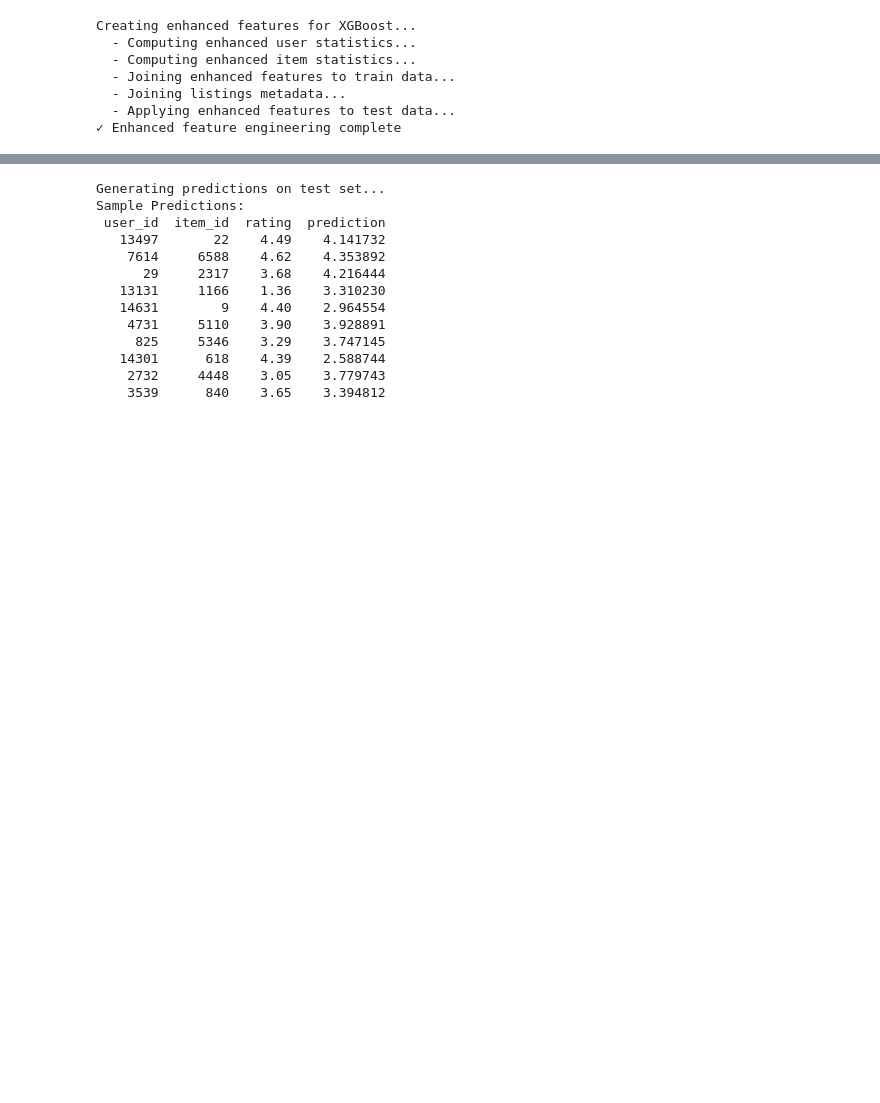
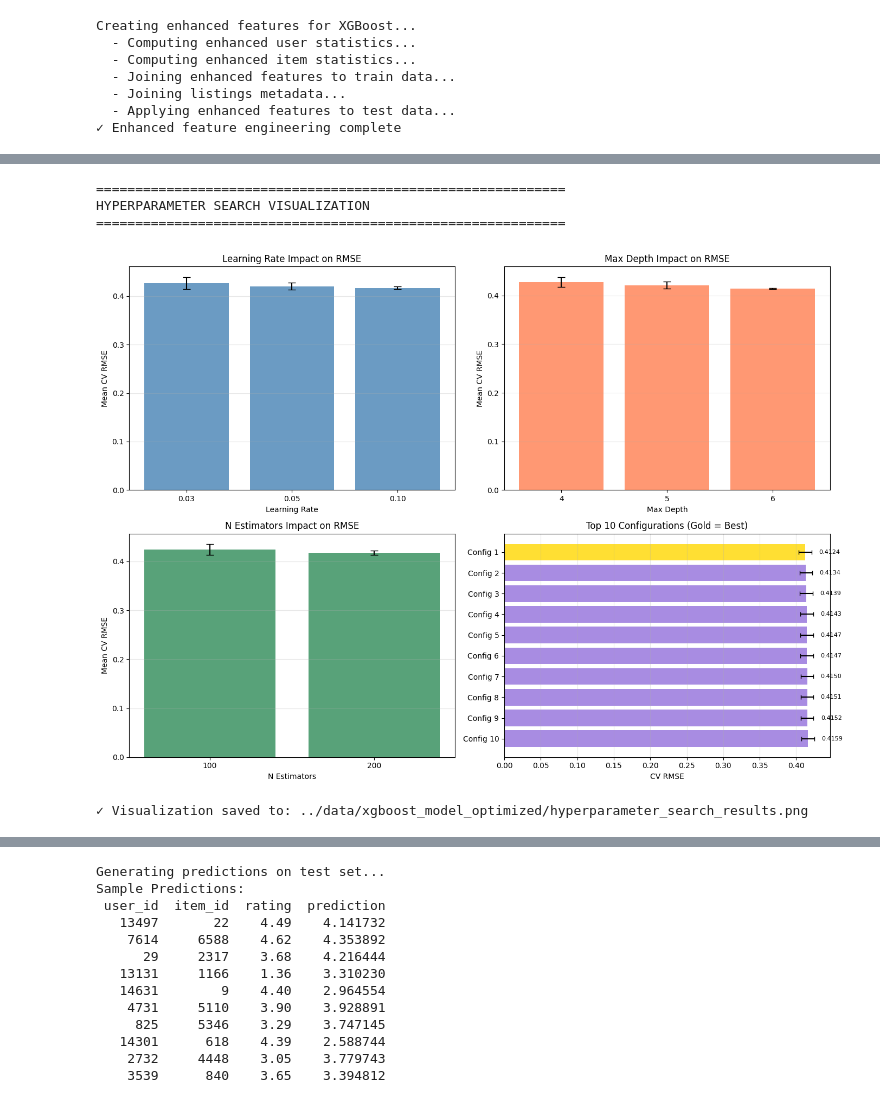
Before and after one commit to niquehandi/Data-eng-Airbnb, a Jupyter notebook: etl/ALS.ipynb, the cells around one changed output, grey strips where cells are left out. Saved outputs shown, nothing was run; the diff lists cells and outputs as text; code cells hidden in the pictures; blank space fills up the shorter version.

```diff
--- a/etl/ALS.ipynb
+++ b/etl/ALS.ipynb
@@ -265 +585,80 @@ Preparing data for XGBoost...
+# %%
+# Visualize Hyperparameter Search Results
+print("\n" + "="*60)
+print("HYPERPARAMETER SEARCH VISUALIZATION")
+print("="*60)
+
+fig, axes = plt.subplots(2, 2, figsize=(14, 10))
+
+# 1. Learning Rate vs RMSE
+if 'param_learning_rate' in cv_results.columns:
+    ax1 = axes[0, 0]
+    lr_results = cv_results.groupby('param_learning_rate')['mean_rmse'].agg(['mean', 'std'])
+    ax1.bar(range(len(lr_results)), lr_results['mean'], yerr=lr_results['std'],
+            color='steelblue', capsize=5, alpha=0.8)
+    ax1.set_xticks(range(len(lr_results)))
+    ax1.set_xticklabels([f'{x:.2f}' for x in lr_results.index])
+    ax1.set_xlabel('Learning Rate')
+    ax1.set_ylabel('Mean CV RMSE')
+    ax1.set_title('Learning Rate Impact on RMSE')
+    ax1.grid(axis='y', alpha=0.3)
+
+# 2. Max Depth vs RMSE
+if 'param_max_depth' in cv_results.columns:
+    ax2 = axes[0, 1]
+    depth_results = cv_results.groupby('param_max_depth')['mean_rmse'].agg(['mean', 'std'])
+    ax2.bar(range(len(depth_results)), depth_results['mean'], yerr=depth_results['std'],
+            color='coral', capsize=5, alpha=0.8)
+    ax2.set_xticks(range(len(depth_results)))
+    ax2.set_xticklabels([str(int(x)) for x in depth_results.index])
+    ax2.set_xlabel('Max Depth')
+    ax2.set_ylabel('Mean CV RMSE')
+    ax2.set_title('Max Depth Impact on RMSE')
+    ax2.grid(axis='y', alpha=0.3)
+
+# 3. N Estimators vs RMSE
+if 'param_n_estimators' in cv_results.columns:
+    ax3 = axes[1, 0]
+    est_results = cv_results.groupby('param_n_estimators')['mean_rmse'].agg(['mean', 'std'])
+    ax3.bar(range(len(est_results)), est_results['mean'], yerr=est_results['std'],
+            color='seagreen', capsize=5, alpha=0.8)
+    ax3.set_xticks(range(len(est_results)))
+    ax3.set_xticklabels([str(int(x)) for x in est_results.index])
+    ax3.set_xlabel('N Estimators')
+    ax3.set_ylabel('Mean CV RMSE')
+    ax3.set_title('N Estimators Impact on RMSE')
+    ax3.grid(axis='y', alpha=0.3)
+
+# 4. Top Configurations Comparison
+ax4 = axes[1, 1]
+top_n = min(10, len(cv_results_sorted))
+top_configs = cv_results_sorted.head(top_n)
+colors = ['gold' if i == 0 else 'mediumpurple' for i in range(top_n)]
+bars = ax4.barh(range(top_n), top_configs['mean_rmse'], xerr=top_configs['std_rmse'],
+                color=colors, capsize=3, alpha=0.8)
+ax4.set_yticks(range(top_n))
+ax4.set_yticklabels([f"Config {i+1}" for i in range(top_n)])
+ax4.set_xlabel('CV RMSE')
+ax4.set_title(f'Top {top_n} Configurations (Gold = Best)')
+ax4.invert_yaxis()
+ax4.grid(axis='x', alpha=0.3)
+
+# Add value labels
+for i, (rmse, std) in enumerate(zip(top_configs['mean_rmse'], top_configs['std_rmse'])):
+    ax4.text(rmse + std + 0.01, i, f'{rmse:.4f}', va='center', fontsize=8)
+
+plt.tight_layout()
+
+# Save the figure
+viz_path = f"{optimized_model_path}/hyperparameter_search_results.png"
+plt.savefig(viz_path, dpi=150, bbox_inches='tight')
+plt.show()
+
+print(f"\n✓ Visualization saved to: {viz_path}")
+# %% [output]
+============================================================
+HYPERPARAMETER SEARCH VISUALIZATION
+============================================================
+[figure, added]
+✓ Visualization saved to: ../data/xgboost_model_optimized/hyperparameter_search_results.png
 # %%
```
Also changed, not shown: parts of 12 cells of this notebook, 1 other file.
